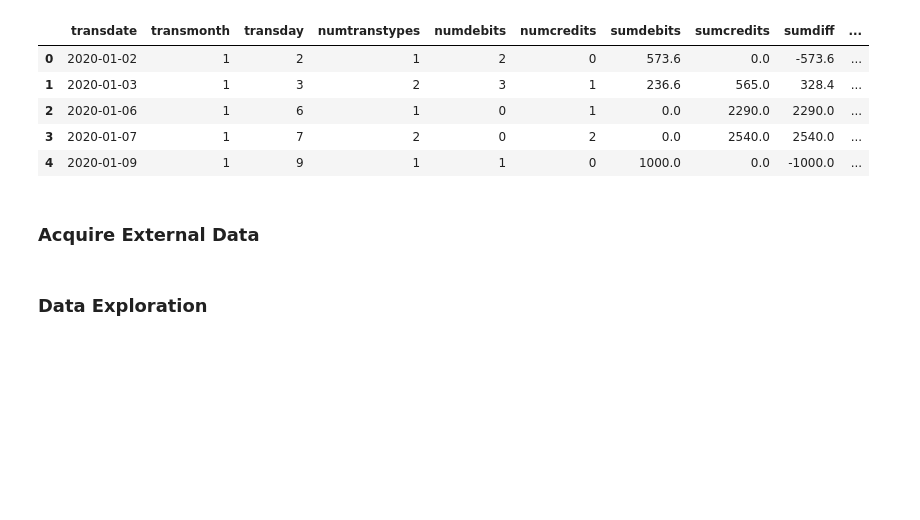
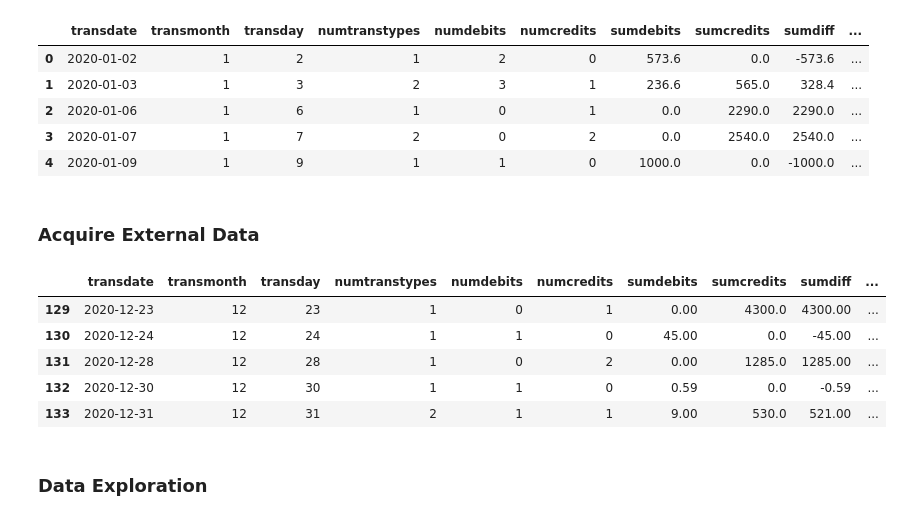
Before and after one commit to KenyattaDaniel/project-score, a Jupyter notebook: SMEsCreditScoringpt2.ipynb, the cells around one changed output. Saved outputs shown, nothing was run; the diff lists cells and outputs as text; code cells hidden in the pictures; blank space fills up the shorter version.

```diff
--- a/SMEsCreditScoringpt2.ipynb
+++ b/SMEsCreditScoringpt2.ipynb
@@ -140,6 +140,15 @@ sumtrans2.head()
 | 4 | 2020-01-09 | 1 | 9 | 1 | 1 | 0 | 1000.0 | 0.0 | -1000.0 | ... |
 # %% [markdown]
 ### Acquire External Data ###
+# %%
+sumtrans2.tail()
+# %% [output]
+|  | transdate | transmonth | transday | numtranstypes | numdebits | numcredits | sumdebits | sumcredits | sumdiff | ... |
+| 129 | 2020-12-23 | 12 | 23 | 1 | 0 | 1 | 0.00 | 4300.0 | 4300.00 | ... |
+| 130 | 2020-12-24 | 12 | 24 | 1 | 1 | 0 | 45.00 | 0.0 | -45.00 | ... |
+| 131 | 2020-12-28 | 12 | 28 | 1 | 0 | 2 | 0.00 | 1285.0 | 1285.00 | ... |
+| 132 | 2020-12-30 | 12 | 30 | 1 | 1 | 0 | 0.59 | 0.0 | -0.59 | ... |
+| 133 | 2020-12-31 | 12 | 31 | 2 | 1 | 1 | 9.00 | 530.0 | 521.00 | ... |
 # %% [markdown]
 ### Data Exploration ###
 # %% [markdown]
```
Also changed, not shown: parts of 10 cells of this notebook.
